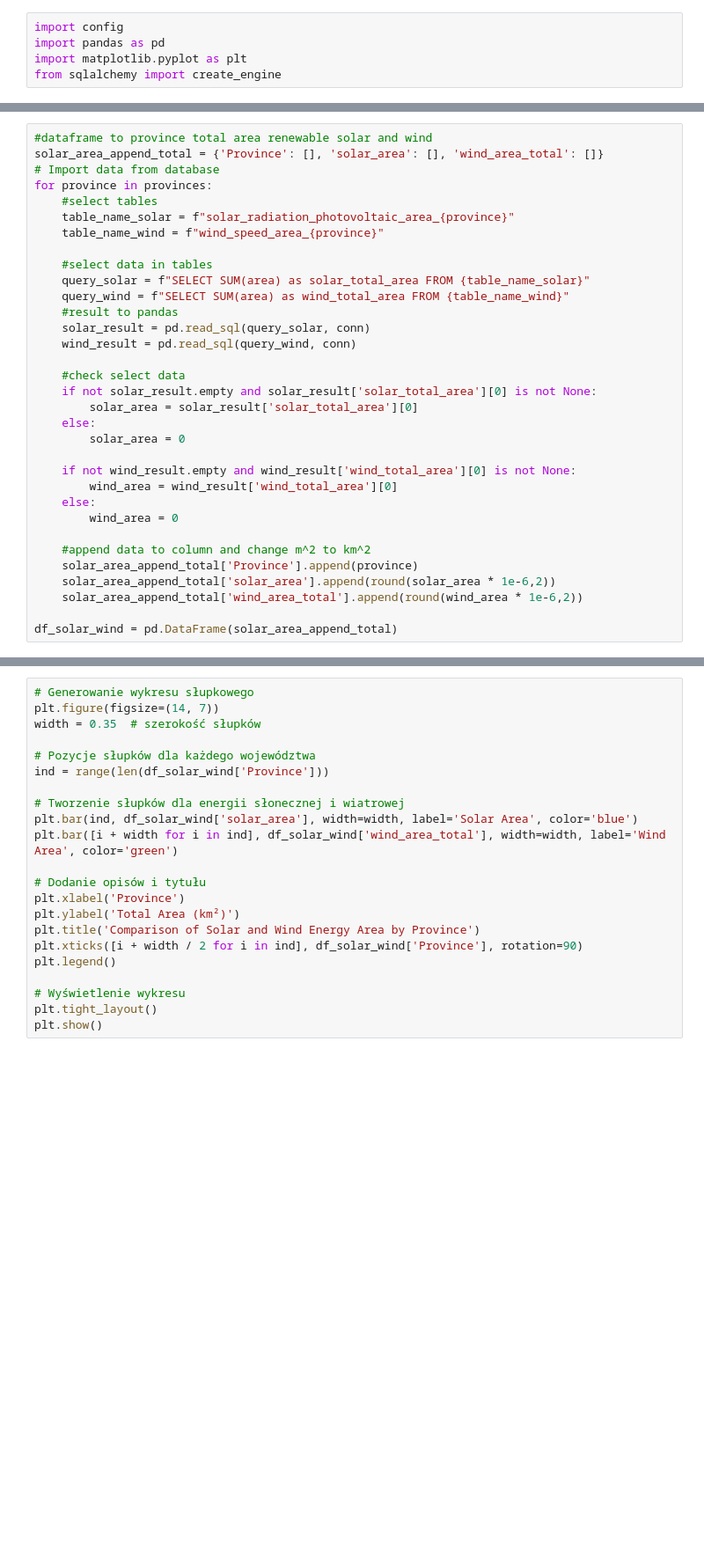
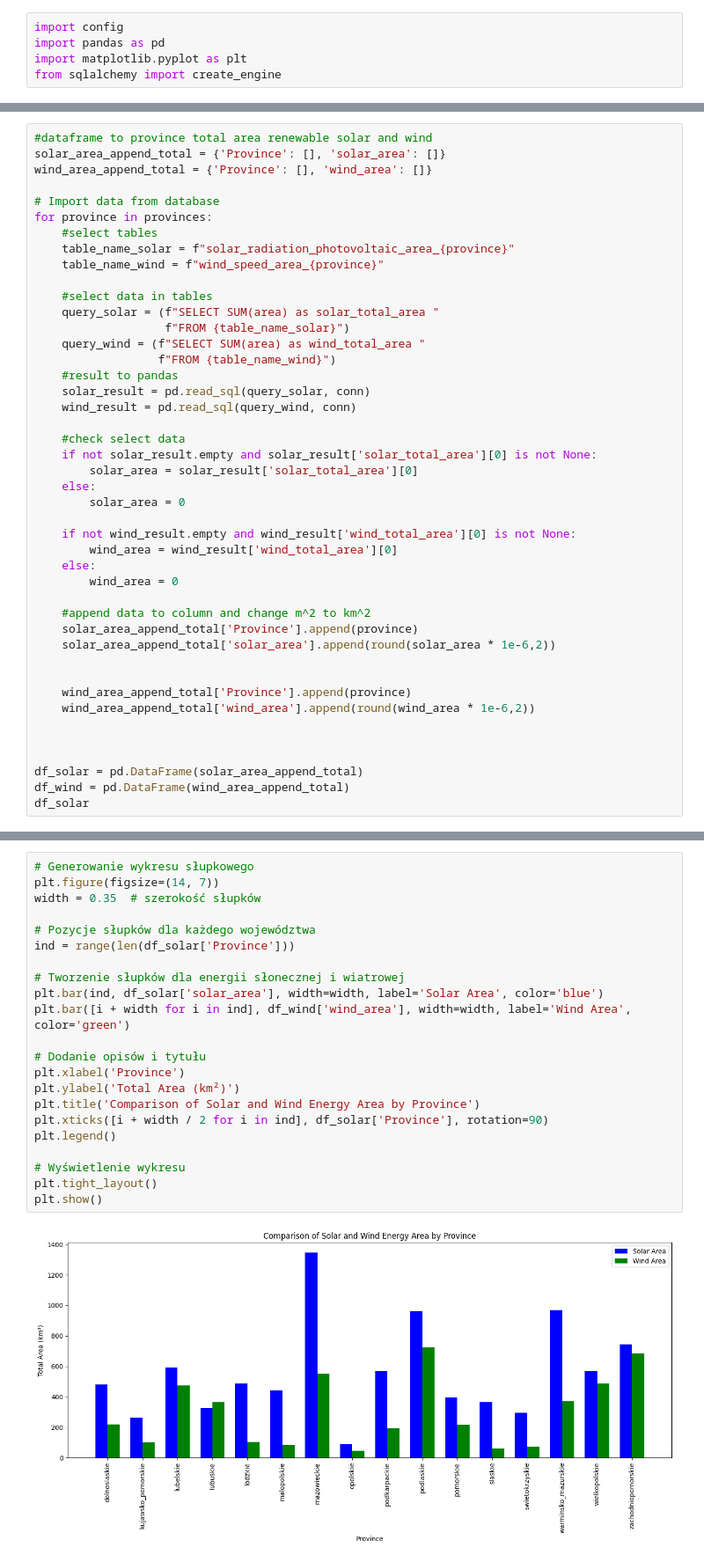
Before and after one commit to geoworldlook/Renewable_energy_optimum_location_function, a Jupyter notebook: Step_5_Analysis_Jupyter.ipynb, the cells around one changed output, grey strips where cells are left out. Shown: that part at 88% size. Saved outputs shown, nothing was run; the diff lists cells and outputs as text; blank space fills up the shorter version.

```diff
--- a/Step_5_Analysis_Jupyter.ipynb
+++ b/Step_5_Analysis_Jupyter.ipynb
@@ -39,7 +39,9 @@ provinces = [
     ]
 # %%
 #dataframe to province total area renewable solar and wind
-solar_area_append_total = {'Province': [], 'solar_area': [], 'wind_area_total': []}
+solar_area_append_total = {'Province': [], 'solar_area': []}
+wind_area_append_total = {'Province': [], 'wind_area': []}
+
 # Import data from database
 for province in provinces:
     #select tables
@@ -47,8 +49,10 @@ for province in provinces:
     table_name_wind = f"wind_speed_area_{province}"
 
     #select data in tables
-    query_solar = f"SELECT SUM(area) as solar_total_area FROM {table_name_solar}"
-    query_wind = f"SELECT SUM(area) as wind_total_area FROM {table_name_wind}"
+    query_solar = (f"SELECT SUM(area) as solar_total_area "
+                   f"FROM {table_name_solar}")
+    query_wind = (f"SELECT SUM(area) as wind_total_area "
+                  f"FROM {table_name_wind}")
     #result to pandas
     solar_result = pd.read_sql(query_solar, conn)
     wind_result = pd.read_sql(query_wind, conn)
@@ -67,7 +71,14 @@ for province in provinces:
     #append data to column and change m^2 to km^2
     solar_area_append_total['Province'].append(province)
     solar_area_append_total['solar_area'].append(round(solar_area * 1e-6,2))
-    solar_area_append_total['wind_area_total'].append(round(wind_area * 1e-6,2))
 
-df_solar_wind = pd.DataFrame(solar_area_append_total)
+
+    wind_area_append_total['Province'].append(province)
+    wind_area_append_total['wind_area'].append(round(wind_area * 1e-6,2))
+
+
+
+df_solar = pd.DataFrame(solar_area_append_total)
+df_wind = pd.DataFrame(wind_area_append_total)
+df_solar
 # %% [output]
@@ -75,22 +102,24 @@ ValueError: All arrays must be of the same length
 # %%
 # Generowanie wykresu słupkowego
 plt.figure(figsize=(14, 7))
 width = 0.35  # szerokość słupków
 
 # Pozycje słupków dla każdego województwa
-ind = range(len(df_solar_wind['Province']))
+ind = range(len(df_solar['Province']))
 
 # Tworzenie słupków dla energii słonecznej i wiatrowej
-plt.bar(ind, df_solar_wind['solar_area'], width=width, label='Solar Area', color='blue')
-plt.bar([i + width for i in ind], df_solar_wind['wind_area_total'], width=width, label='Wind Area', color='green')
+plt.bar(ind, df_solar['solar_area'], width=width, label='Solar Area', color='blue')
+plt.bar([i + width for i in ind], df_wind['wind_area'], width=width, label='Wind Area', color='green')
 
 # Dodanie opisów i tytułu
 plt.xlabel('Province')
 plt.ylabel('Total Area (km²)')
 plt.title('Comparison of Solar and Wind Energy Area by Province')
-plt.xticks([i + width / 2 for i in ind], df_solar_wind['Province'], rotation=90)
+plt.xticks([i + width / 2 for i in ind], df_solar['Province'], rotation=90)
 plt.legend()
 
 # Wyświetlenie wykresu
 plt.tight_layout()
 plt.show()
+# %% [output]
+[figure, added]
```
Also changed, not shown: parts of 8 cells of this notebook.
